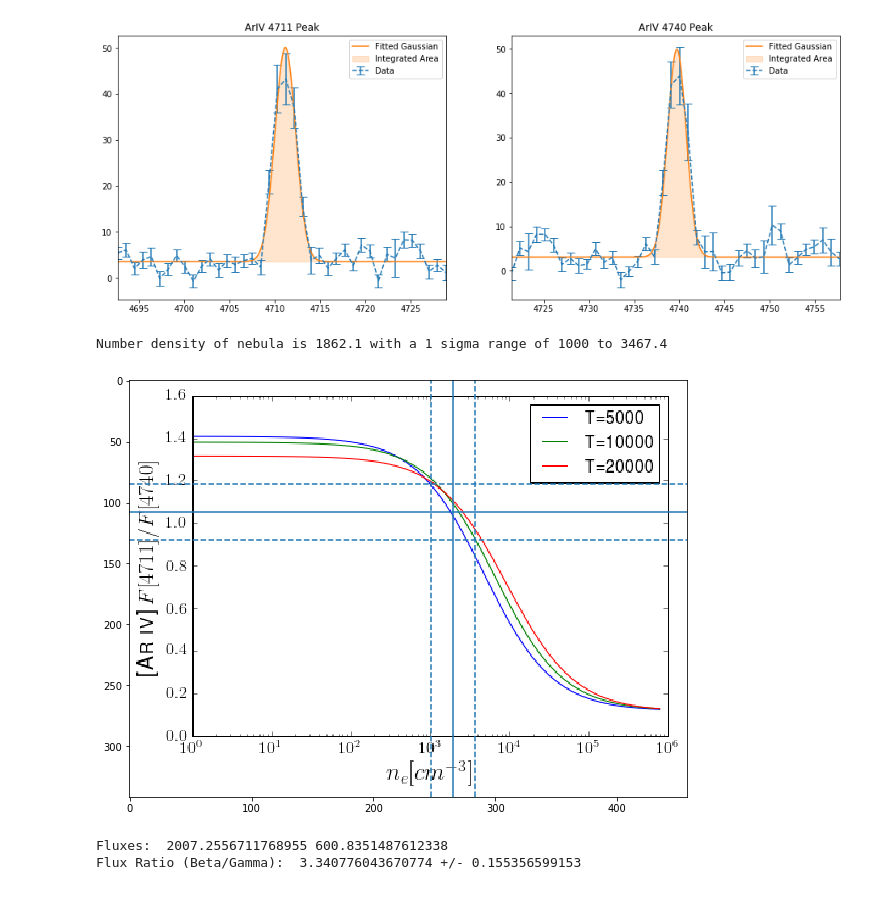
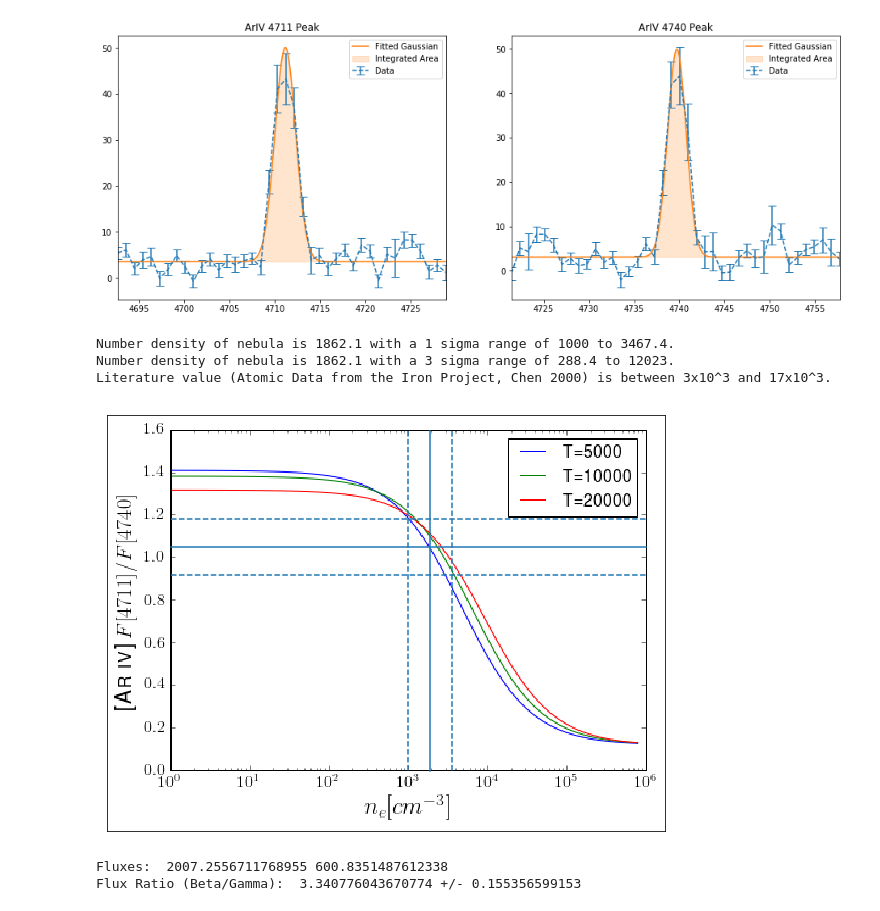
Before and after one commit to NMiklave/ast443-nyc, a Jupyter notebook: lab2/notebook/lab2_analysis.ipynb, the cells around one changed output. Drawn from its saved outputs; the diff is of its cells as text; code cells hidden in the pictures.

```diff
--- a/lab2/notebook/lab2_analysis.ipynb
+++ b/lab2/notebook/lab2_analysis.ipynb
@@ -565,25 +571,38 @@ Flux Ratio:  1.1121215516706617 +/- 0.140221701704
 # %%
 fig, ax = plt.subplots(1, 1, figsize=(10, 10))
 img = mpimg.imread('ArIV_doublet_density.png')
 ax.imshow(img)
 # Convert the pixel location to a ratio value (yscale)
 # By trial and error, ratio=1 is at y=127, ratio=0 is at y=292
 # This gives a slope of ratio/y=165, therefore a 1 pixel jump in y is .006 in the ratio
 # ratio of 1.112 is at y=127-(.112/.006) ~ 108
 # upper and +/- 1 sigma range (0.140) is +/- 23 pixels
 # Similarly 65 pixels in x is an increase of 1 dex with a zero at 52
-ax.axhline(108)
-ax.axhline(108-23, linestyle='--')
-ax.axhline(108+23, linestyle='--')
 
-ax.axvline(265)
-ax.axvline(247, linestyle='--')
-ax.axvline(283, linestyle='--')
-# x values (pixels) are 247 +/- 18, or a dex value of 3.27 +/- .27
-print('Number density of nebula is {0:4.5g} with a 1 sigma range of {1:4.5g} to {2:4.5g}'.format(10**3.27, 10**3, 10**(3.27+.27)))
+yrange = np.linspace(13, 292, 2)
+xrange = np.linspace(52, 442, 2)
+
+ax.plot(xrange, [108, 108])
+ax.plot(xrange, [108-23, 108-23], 'C0--')
+ax.plot(xrange, [108+23, 108+23], 'C0--')
+ax.plot([265, 265], yrange, 'C0')
+ax.plot([247, 247], yrange, 'C0--')
+ax.plot([283, 283], yrange, 'C0--')
+
+ax.set_yticks([])
+ax.set_xticks([])
+# x values (pixels) are 265 +/- 18, or a dex value of 3.27 +/- .27
+print('Number density of nebula is {0:4.5g} with a 1 sigma range of {1:4.5g} to {2:4.5g}.'.format(
+        10**3.27, 10**3, 10**(3.27+.27)))
+print('Number density of nebula is {0:4.5g} with a 3 sigma range of {1:4.5g} to {2:4.5g}.'.format(
+        10**3.27, 10**(3.27-3*.27), 10**(3.27+3*.27)))
+print('Literature value (Atomic Data from the Iron Project, Chen 2000) is between 3x10^3 and 17x10^3.')
+plt.show()
 # %% [output]
-Number density of nebula is 1862.1 with a 1 sigma range of 1000 to 3467.4
+Number density of nebula is 1862.1 with a 1 sigma range of 1000 to 3467.4.
+Number density of nebula is 1862.1 with a 3 sigma range of 288.4 to 12023.
+Literature value (Atomic Data from the Iron Project, Chen 2000) is between 3x10^3 and 17x10^3.
-[figure, old version]
+[figure, new version]
 # %%
 # H beta-gamma Line Ratio
 fig, axs = plt.subplots(1, 2, figsize=(16, 6))
```
Also changed, not shown: parts of 1 cell of this notebook.
